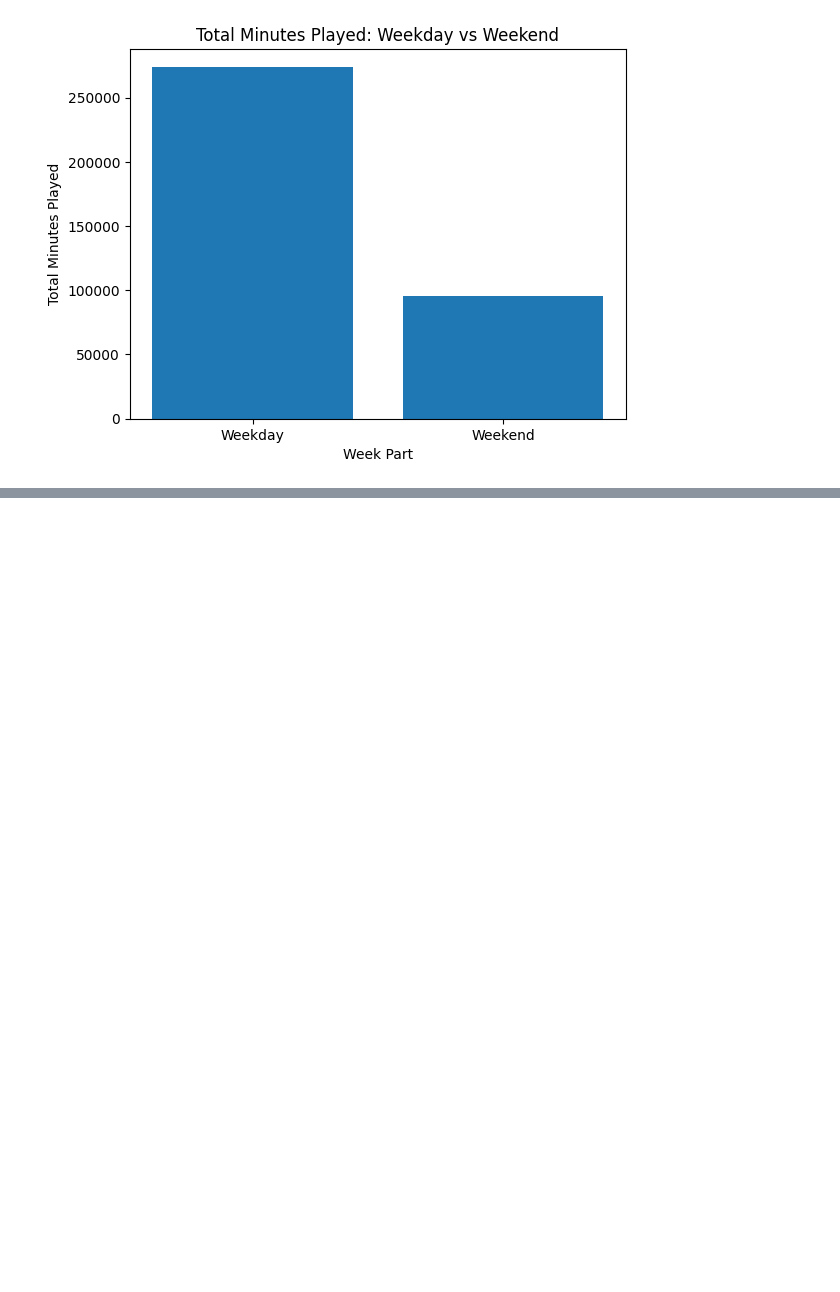
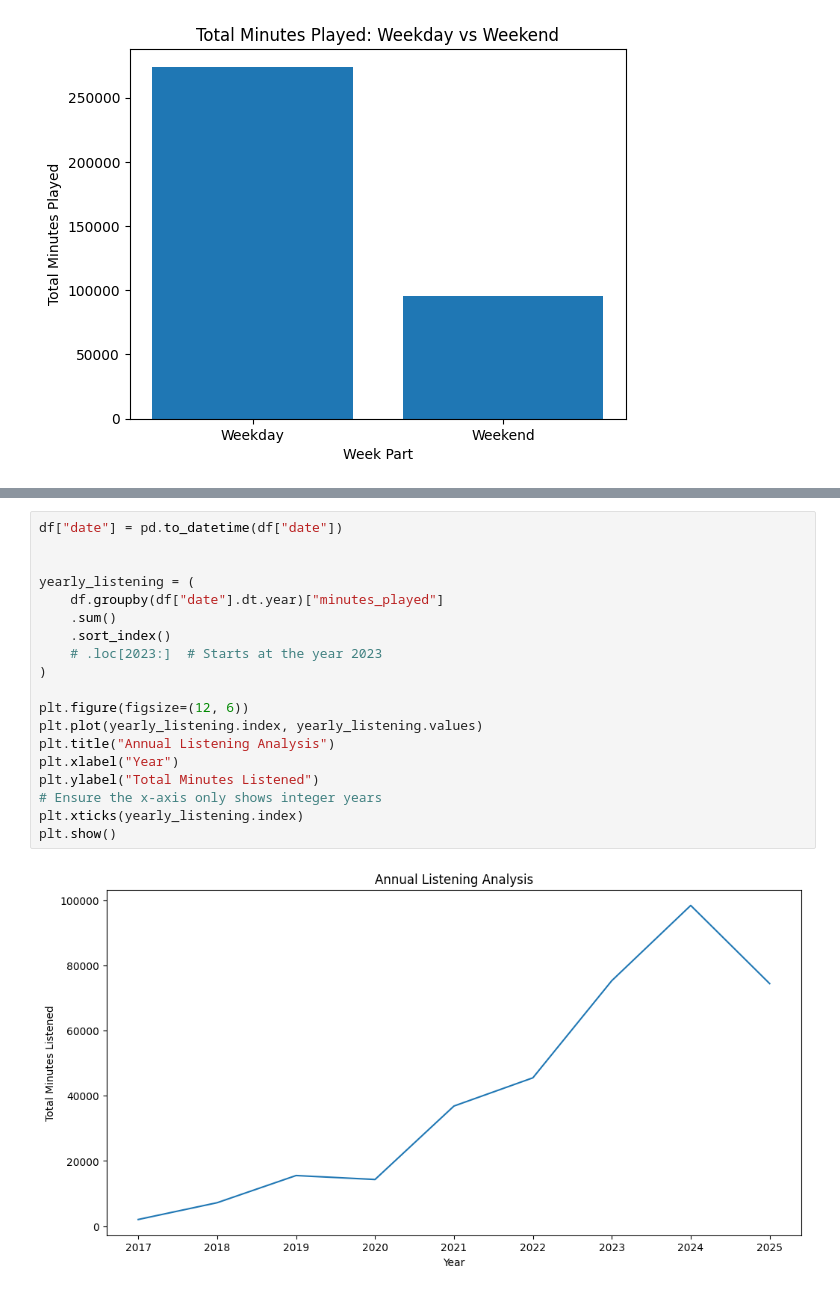
Before and after one commit to austin-ing/spotify_listening_analysis, a Jupyter notebook: notebooks/spotify_eda.ipynb, the cells around one changed output, grey strips where cells are left out. Drawn from its saved outputs; the diff is of its cells as text; blank space fills up the shorter version.

```diff
--- a/notebooks/spotify_eda.ipynb
+++ b/notebooks/spotify_eda.ipynb
@@ -349,0 +378,21 @@ plt.show()
+# %%
+df["date"] = pd.to_datetime(df["date"])
+
+
+yearly_listening = (
+    df.groupby(df["date"].dt.year)["minutes_played"]
+    .sum()
+    .sort_index()
+    # .loc[2023:]  # Starts at the year 2023
+)
+
+plt.figure(figsize=(12, 6))
+plt.plot(yearly_listening.index, yearly_listening.values)
+plt.title("Annual Listening Analysis")
+plt.xlabel("Year")
+plt.ylabel("Total Minutes Listened")
+# Ensure the x-axis only shows integer years
+plt.xticks(yearly_listening.index)
+plt.show()
+# %% [output]
+[figure, added]
```
Also changed, not shown: parts of 9 cells of this notebook.
